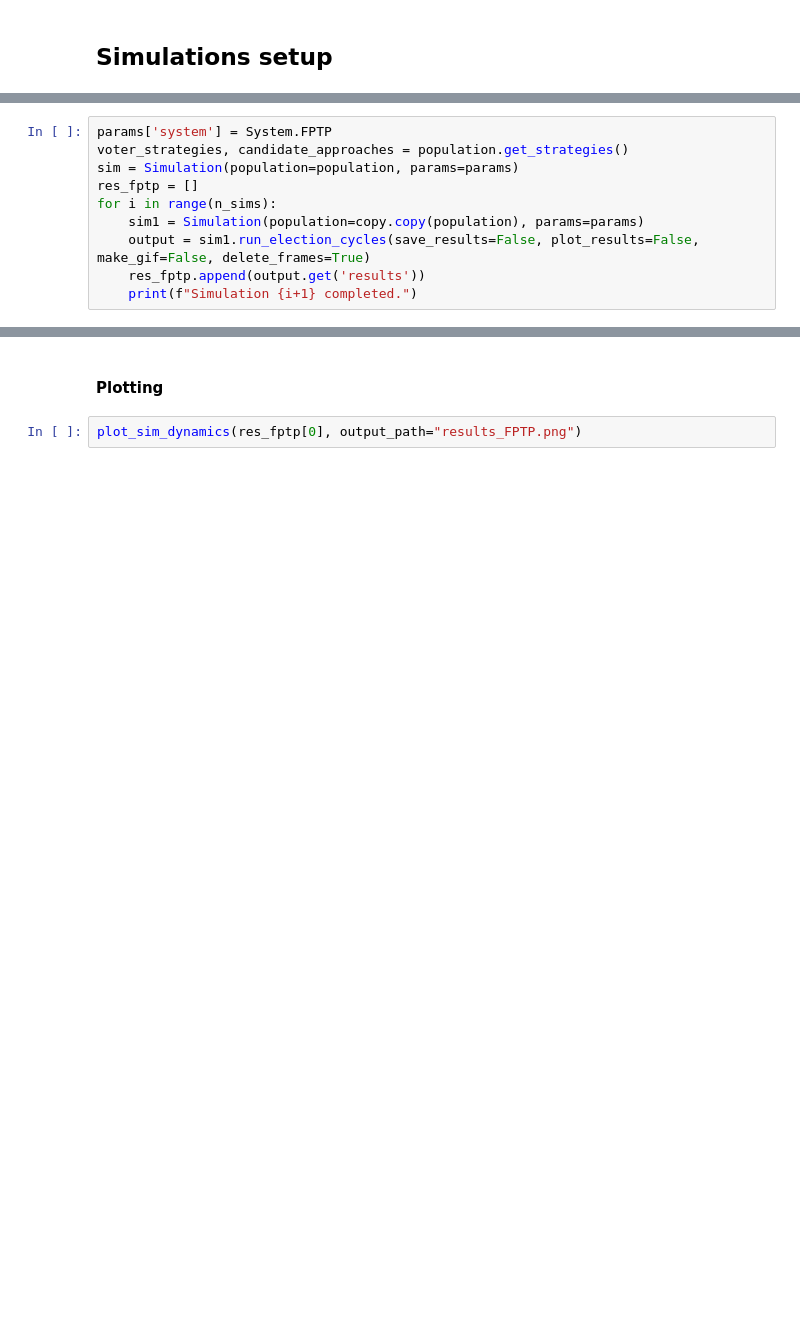
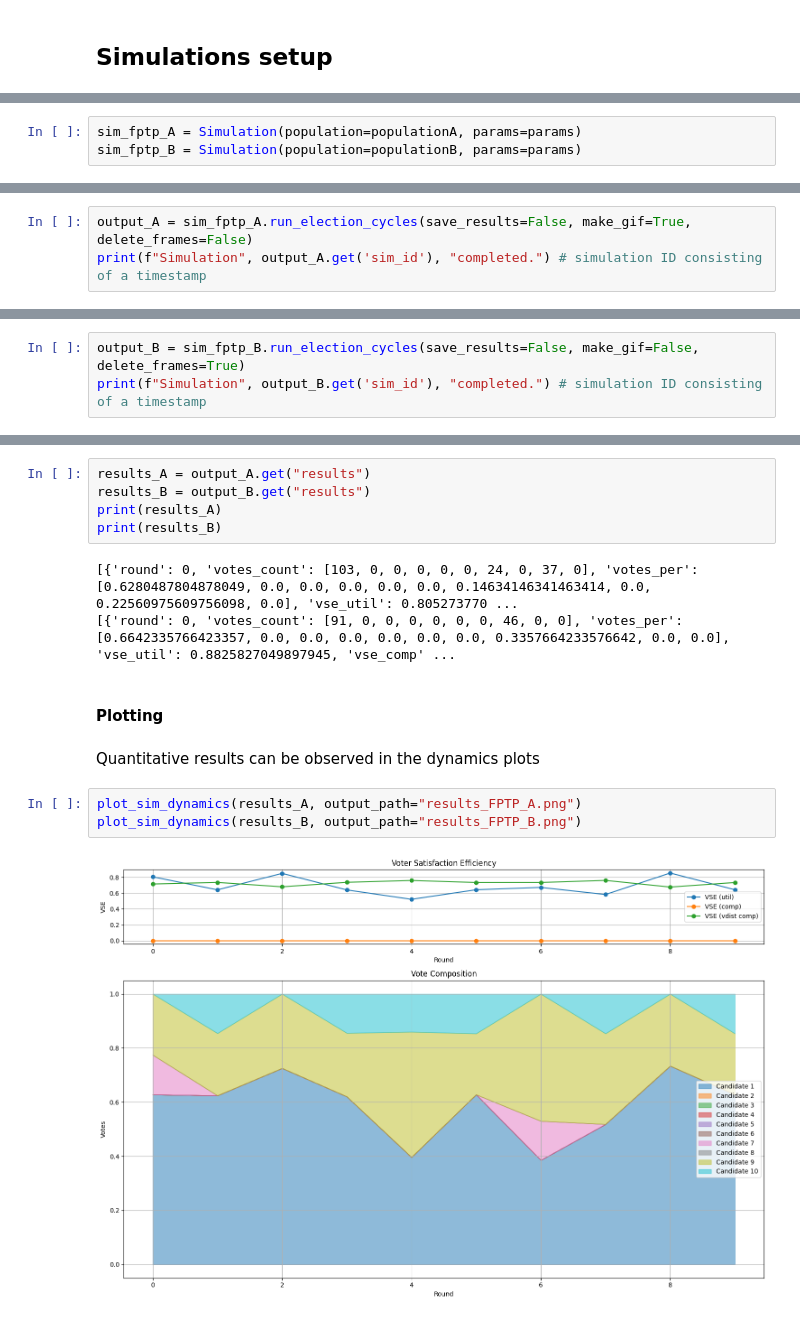
Before and after one commit to ingaschoeyen/NatComp, a Jupyter notebook: project/src/simulations/example.ipynb, the cells around one changed output, grey strips where cells are left out. Saved outputs shown, nothing was run; the diff lists cells and outputs as text; blank space fills up the shorter version.

```diff
--- a/project/src/simulations/example.ipynb
+++ b/project/src/simulations/example.ipynb
@@ -73,0 +89,3 @@ n_sims = 1
+# %%
+sim_fptp_A = Simulation(population=populationA, params=params)
+sim_fptp_B = Simulation(population=populationB, params=params)
@@ -78,10 +109,3 @@ n_sims = 1
 # %%
-params['system'] = System.FPTP
-voter_strategies, candidate_approaches = population.get_strategies()
-sim = Simulation(population=population, params=params)
-res_fptp = []
-for i in range(n_sims):
-    sim1 = Simulation(population=copy.copy(population), params=params)
-    output = sim1.run_election_cycles(save_results=False, plot_results=False, make_gif=False, delete_frames=True)
-    res_fptp.append(output.get('results'))
-    print(f"Simulation {i+1} completed.")
+output_A = sim_fptp_A.run_election_cycles(save_results=False, make_gif=True, delete_frames=False)
+print(f"Simulation", output_A.get('sim_id'), "completed.") # simulation ID consisting of a timestamp
@@ -87,0 +125,3 @@ for i in range(n_sims):
+# %%
+output_B = sim_fptp_B.run_election_cycles(save_results=False, make_gif=False, delete_frames=True)
+print(f"Simulation", output_B.get('sim_id'), "completed.") # simulation ID consisting of a timestamp
@@ -88,4 +143,17 @@ for i in range(n_sims):
+# %%
+results_A = output_A.get("results")
+results_B = output_B.get("results")
+print(results_A)
+print(results_B)
+# %% [output]
+[{'round': 0, 'votes_count': [103, 0, 0, 0, 0, 0, 24, 0, 37, 0], 'votes_per': [0.6280487804878049, 0.0, 0.0, 0.0, 0.0, 0.0, 0.14634146341463414, 0.0, 0.22560975609756098, 0.0], 'vse_util': 0.805273770 ...
+[{'round': 0, 'votes_count': [91, 0, 0, 0, 0, 0, 0, 46, 0, 0], 'votes_per': [0.6642335766423357, 0.0, 0.0, 0.0, 0.0, 0.0, 0.0, 0.3357664233576642, 0.0, 0.0], 'vse_util': 0.8825827049897945, 'vse_comp' ...
 # %% [markdown]
 #### Plotting
+# %% [markdown]
+Quantitative results can be observed in the dynamics plots
 # %%
-plot_sim_dynamics(res_fptp[0], output_path="results_FPTP.png")
+plot_sim_dynamics(results_A, output_path="results_FPTP_A.png")
+plot_sim_dynamics(results_B, output_path="results_FPTP_B.png")
+# %% [output]
+[figure, added]
```
Also changed, not shown: parts of 17 cells of this notebook.
